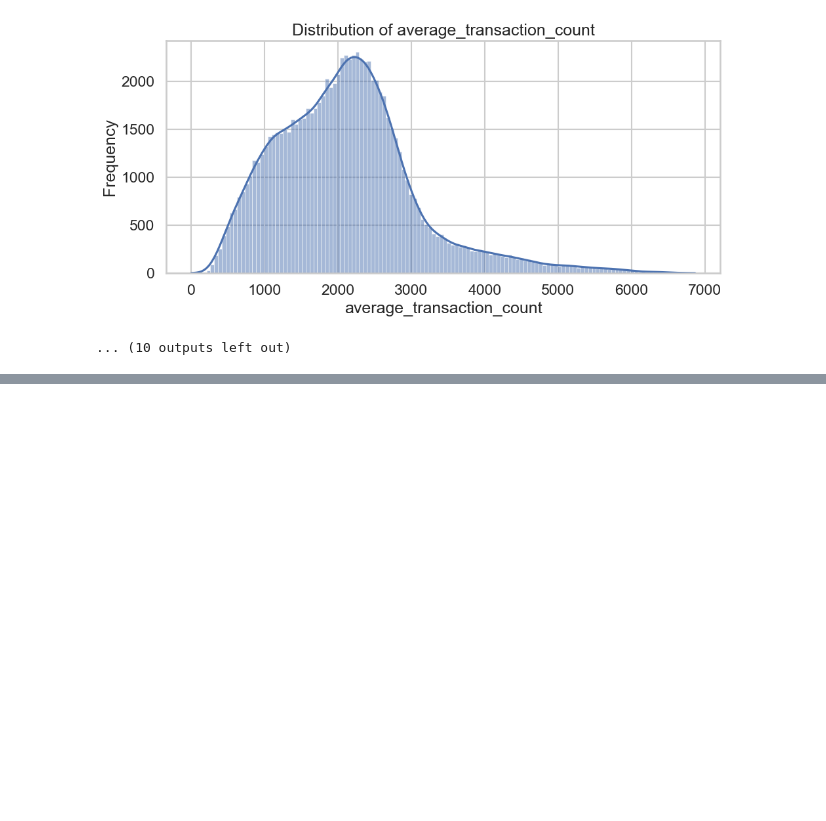
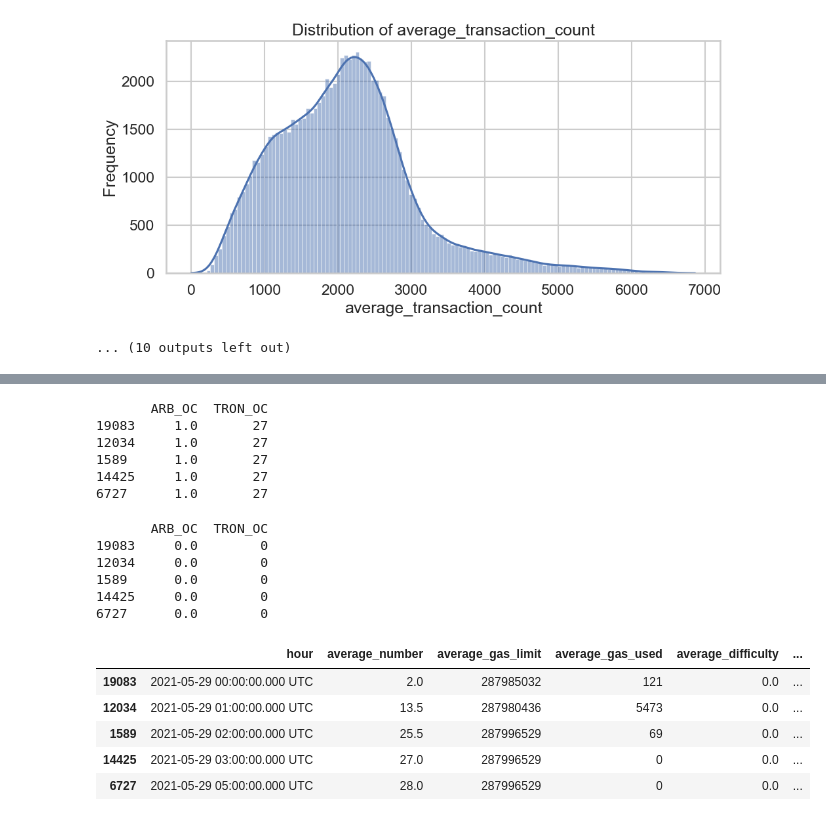
Before and after one commit to Kunj121/QTSFinalProject, a Jupyter notebook: Graph_Analysis/Graph_Analysis.ipynb, the cells around one changed output, grey strips where cells are left out. Cells and saved outputs as stored; diff of their text form; code cells hidden in the pictures; blank space fills up the shorter version.

```diff
--- a/Graph_Analysis/Graph_Analysis.ipynb
+++ b/Graph_Analysis/Graph_Analysis.ipynb
@@ -345,0 +670,79 @@ for col in metrics:
+# %%
+coins = ['ARB_OC',  'TRON_OC']
+
+# List to store the individual unique_number_of_miners DataFrames
+dfs = []
+
+for coin in coins:
+    key = f"{coin}_unique_number_of_miners"
+    if key in dataframes_dict:
+        df_temp = dataframes_dict[key].copy()
+        # Rename the column so that it reflects the coin name.
+        df_temp.rename(columns={'unique_number_of_miners': coin}, inplace=True)
+
+        # If the DataFrame has a 'hour' column, use it as the index
+        if 'hour' in df_temp.columns:
+            df_temp.set_index('hour', inplace=True)
+
+        dfs.append(df_temp)
+    else:
+        print(f"Warning: Key '{key}' not found in dataframes_dict.")
+
+# Combine all individual DataFrames on the index (outer join to include all times)
+if dfs:
+    df_unique_number_of_miners_all = pd.concat(dfs, axis=1, join='outer')
+else:
+    df_unique_number_of_miners_all = pd.DataFrame()
+
+print(df_unique_number_of_miners_all.head())
+# %% [output]
+       ARB_OC  TRON_OC
+19083     1.0       27
+12034     1.0       27
+1589      1.0       27
+14425     1.0       27
+6727      1.0       27
+# %%
+coins = ['ARB_OC', 'TRON_OC']
+
+# List to store the individual average_nonce DataFrames
+dfs = []
+
+for coin in coins:
+    key = f"{coin}_average_nonce"
+    if key in dataframes_dict:
+        df_temp = dataframes_dict[key].copy()
+        # Rename the column so that it reflects the coin name.
+        df_temp.rename(columns={'average_nonce': coin}, inplace=True)
+
+        # If the DataFrame has a 'hour' column, use it as the index
+        if 'hour' in df_temp.columns:
+            df_temp.set_index('hour', inplace=True)
+
+        dfs.append(df_temp)
+    else:
+        print(f"Warning: Key '{key}' not found in dataframes_dict.")
+
+# Combine all individual DataFrames on the index (outer join to include all times)
+if dfs:
+    df_average_nonce_all = pd.concat(dfs, axis=1, join='outer')
+else:
+    df_average_nonce_all = pd.DataFrame()
+
+print(df_average_nonce_all.head())
+# %% [output]
+       ARB_OC  TRON_OC
+19083     0.0        0
+12034     0.0        0
+1589      0.0        0
+14425     0.0        0
+6727      0.0        0
+# %%
+ARB_OC.head()
+# %% [output]
+|  | hour | average_number | average_gas_limit | average_gas_used | average_difficulty | ... |
+| 19083 | 2021-05-29 00:00:00.000 UTC | 2.0 | 287985032 | 121 | 0.0 | ... |
+| 12034 | 2021-05-29 01:00:00.000 UTC | 13.5 | 287980436 | 5473 | 0.0 | ... |
+| 1589 | 2021-05-29 02:00:00.000 UTC | 25.5 | 287996529 | 69 | 0.0 | ... |
+| 14425 | 2021-05-29 03:00:00.000 UTC | 27.0 | 287996529 | 0 | 0.0 | ... |
+| 6727 | 2021-05-29 05:00:00.000 UTC | 28.0 | 287996529 | 0 | 0.0 | ... |
```
Also changed, not shown: parts of 20 cells of this notebook.
